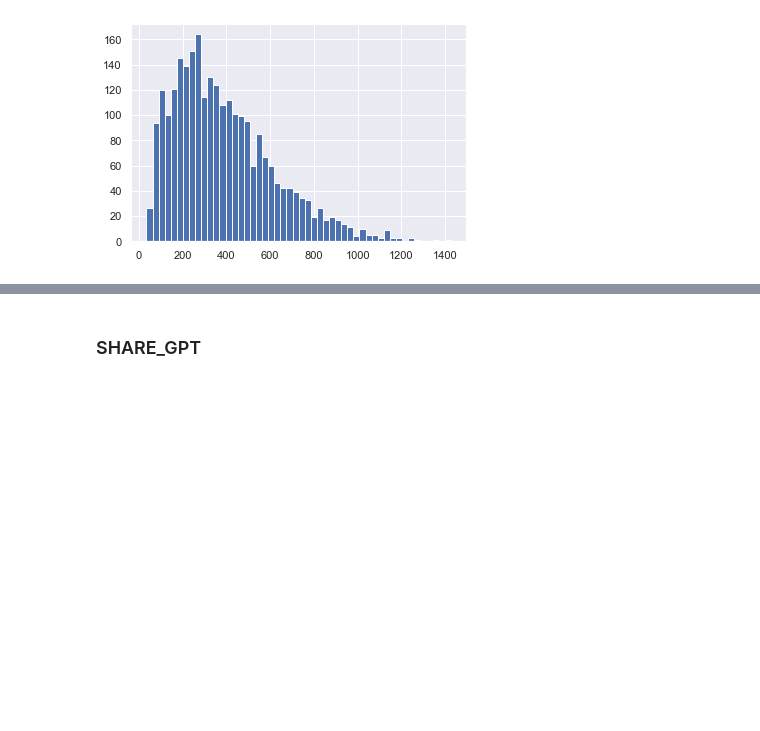
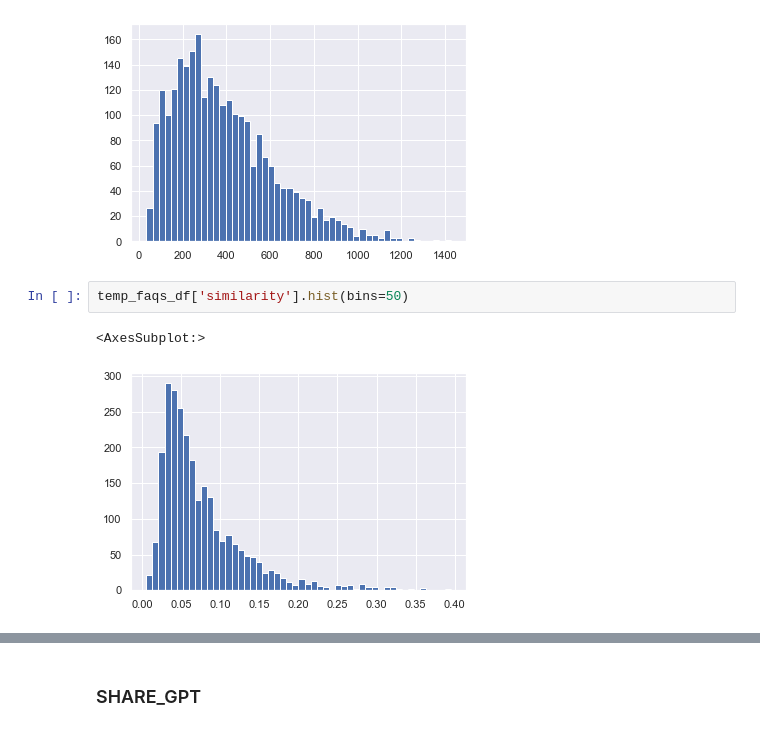
Before and after one commit to HoangHoang1408/viettel_phase_2, a Jupyter notebook: code/ipynb_files/check_data/checkdata2.ipynb, the cells around one changed output, grey strips where cells are left out. Cells and saved outputs as stored; diff of their text form; blank space fills up the shorter version.

```diff
--- a/code/ipynb_files/check_data/checkdata2.ipynb
+++ b/code/ipynb_files/check_data/checkdata2.ipynb
@@ -150,4 +127,9 @@ temp_faqs_df['length_output'].hist(bins=50)
 # %% [output]
 <AxesSubplot:>
 [figure]
+# %%
+temp_faqs_df['similarity'].hist(bins=50)
+# %% [output]
+<AxesSubplot:>
+[figure, added]
 # %%
```
Also changed, not shown: parts of 118 cells of this notebook, 4 other files.
